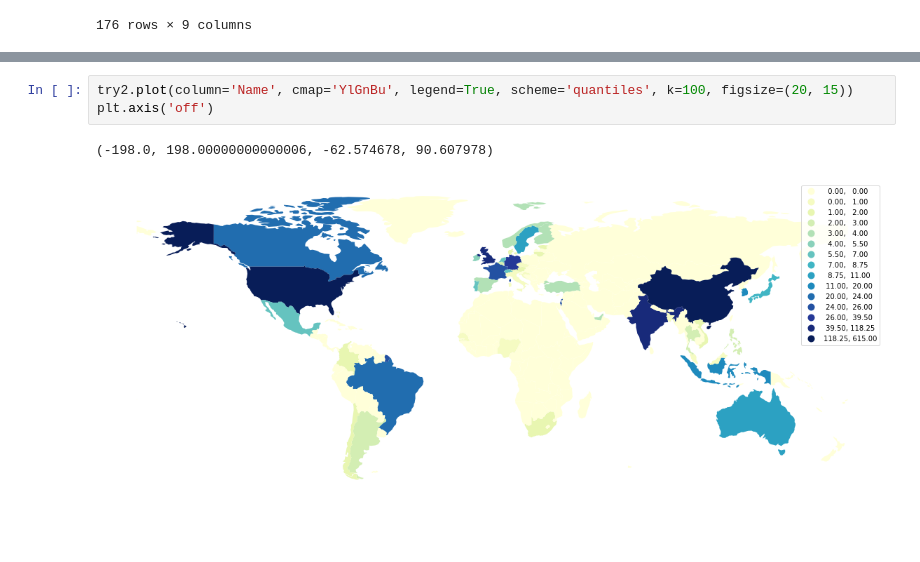
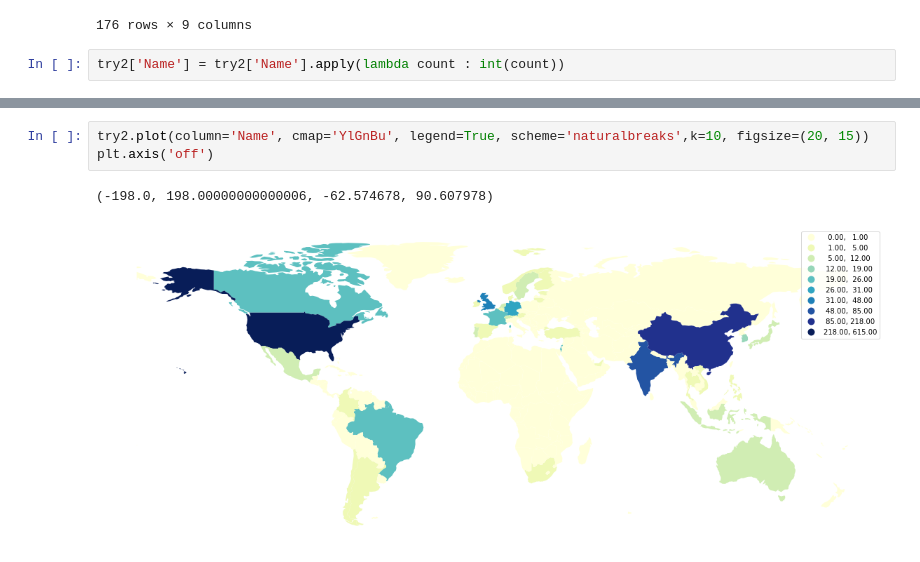
Before and after one commit to Frans-Grau/Project4-WebScrap, a Jupyter notebook: Insights/geoplot.ipynb, the cells around one changed output, grey strips where cells are left out. Drawn from its saved outputs; the diff is of its cells as text; blank space fills up the shorter version.

```diff
--- a/Insights/geoplot.ipynb
+++ b/Insights/geoplot.ipynb
@@ -104,3 +104,5 @@ try2
 | 174 | 1394973.0 | North America | Trinidad and Tobago | TTO | 24269 | POLYGON ((-61.68000 10.76000, -61... | NaN | NaN | 0.0 |
 | 175 | 11062113.0 | Africa | S. Sudan | SSD | 11998 | POLYGON ((30.83385 3.50917, 29.95... | NaN | NaN | 0.0 |
 176 rows × 9 columns
+# %%
+try2['Name'] = try2['Name'].apply(lambda count : int(count))
@@ -107,6 +125,6 @@ try2
 # %%
-try2.plot(column='Name', cmap='YlGnBu', legend=True, scheme='quantiles', k=100, figsize=(20, 15))
+try2.plot(column='Name', cmap='YlGnBu', legend=True, scheme='naturalbreaks',k=10, figsize=(20, 15))
 plt.axis('off')
 # %% [output]
 (-198.0, 198.00000000000006, -62.574678, 90.607978)
-[figure, old version]
+[figure, new version]
```
Also changed, not shown: parts of 1 cell of this notebook, 2 other files.
